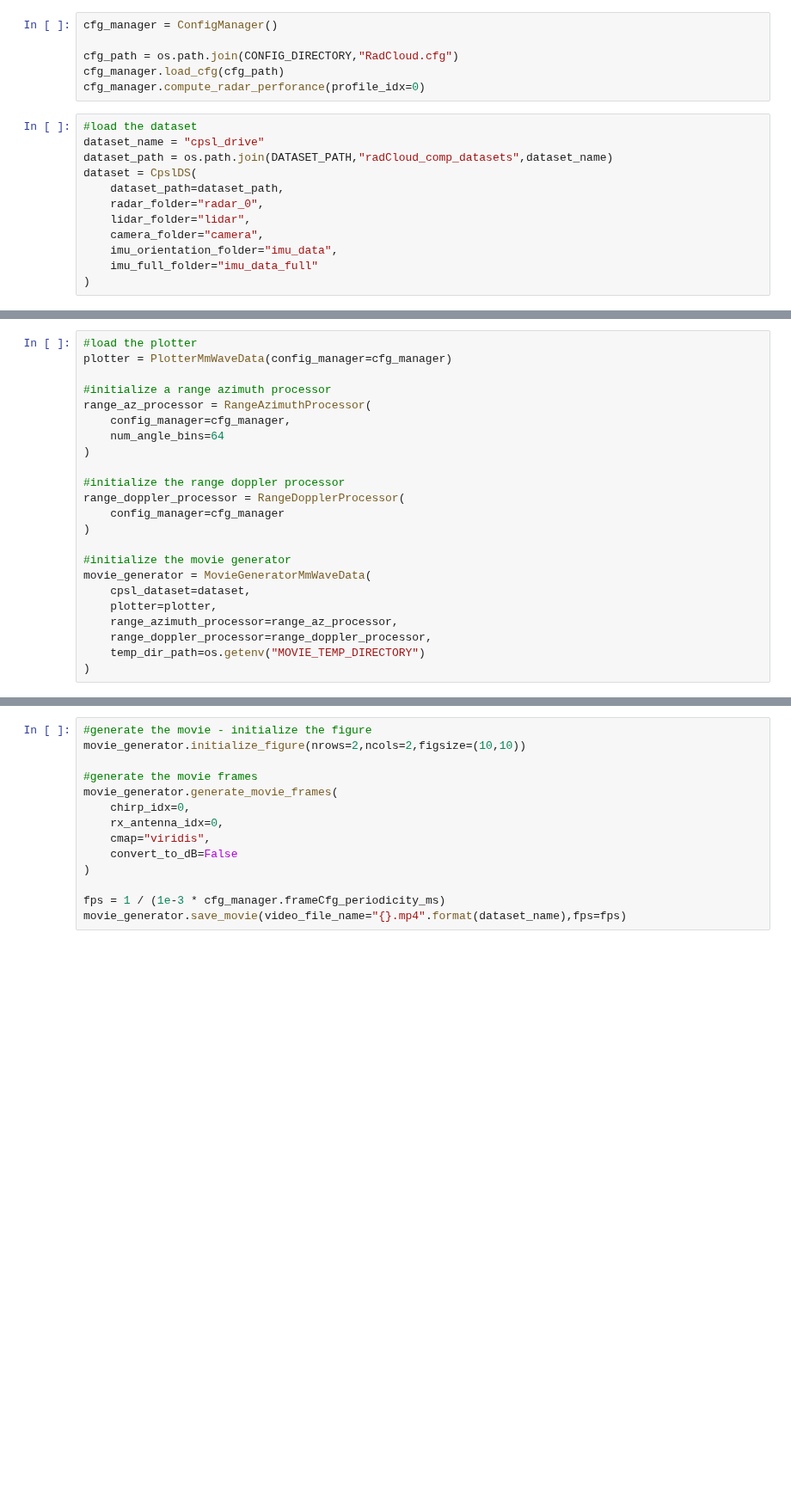
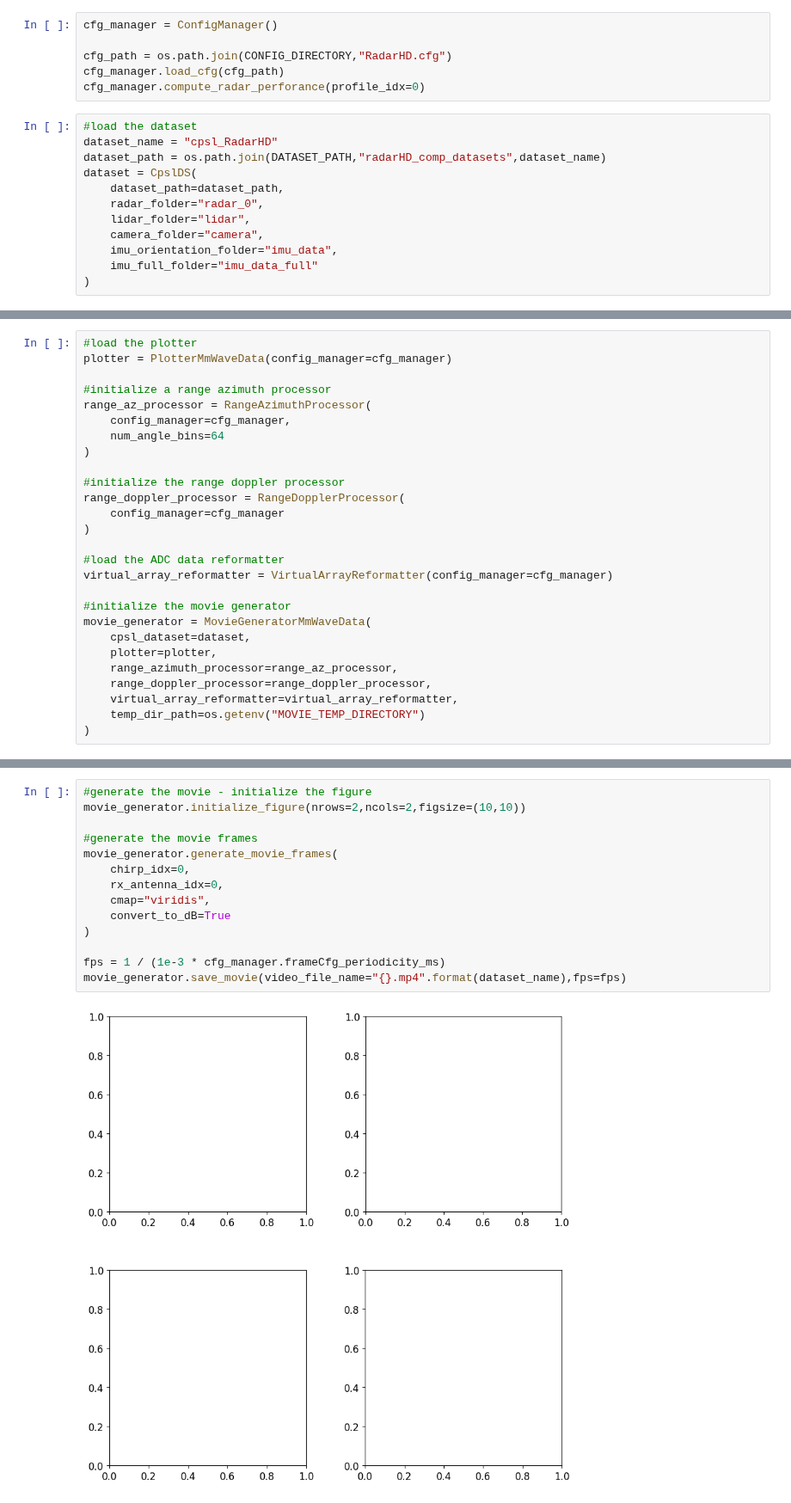
Before and after one commit to davidmhunt/mmwave_radar_processing, a Jupyter notebook: notebooks/testing.ipynb, the cells around one changed output, grey strips where cells are left out. Shown at 86% size. Cells and saved outputs as stored; diff of their text form; blank space fills up the shorter version.

Commit message:
adding ability to handle virtual arrays

```diff
--- a/notebooks/testing.ipynb
+++ b/notebooks/testing.ipynb
@@ -19,13 +20,13 @@ from mmwave_radar_processing.plotting.movies_mmWave_data import MovieGeneratorMm
 # %%
 cfg_manager = ConfigManager()
 
-cfg_path = os.path.join(CONFIG_DIRECTORY,"RadCloud.cfg")
+cfg_path = os.path.join(CONFIG_DIRECTORY,"RadarHD.cfg")
 cfg_manager.load_cfg(cfg_path)
 cfg_manager.compute_radar_perforance(profile_idx=0)
 # %%
 #load the dataset
-dataset_name = "cpsl_drive"
-dataset_path = os.path.join(DATASET_PATH,"radCloud_comp_datasets",dataset_name)
+dataset_name = "cpsl_RadarHD"
+dataset_path = os.path.join(DATASET_PATH,"radarHD_comp_datasets",dataset_name)
 dataset = CpslDS(
     dataset_path=dataset_path,
     radar_folder="radar_0",
@@ -49,11 +57,15 @@ range_doppler_processor = RangeDopplerProcessor(
     config_manager=cfg_manager
 )
 
+#load the ADC data reformatter
+virtual_array_reformatter = VirtualArrayReformatter(config_manager=cfg_manager)
+
 #initialize the movie generator
 movie_generator = MovieGeneratorMmWaveData(
     cpsl_dataset=dataset,
     plotter=plotter,
     range_azimuth_processor=range_az_processor,
     range_doppler_processor=range_doppler_processor,
+    virtual_array_reformatter=virtual_array_reformatter,
     temp_dir_path=os.getenv("MOVIE_TEMP_DIRECTORY")
 )
@@ -84,14 +103,16 @@ plotter.plot_compilation(
 # %%
 #generate the movie - initialize the figure
 movie_generator.initialize_figure(nrows=2,ncols=2,figsize=(10,10))
 
 #generate the movie frames
 movie_generator.generate_movie_frames(
     chirp_idx=0,
     rx_antenna_idx=0,
     cmap="viridis",
-    convert_to_dB=False
+    convert_to_dB=True
 )
 
 fps = 1 / (1e-3 * cfg_manager.frameCfg_periodicity_ms)
 movie_generator.save_movie(video_file_name="{}.mp4".format(dataset_name),fps=fps)
+# %% [output]
+[figure, added]
```
Also changed, not shown: parts of 4 cells of this notebook, 3 other files.
